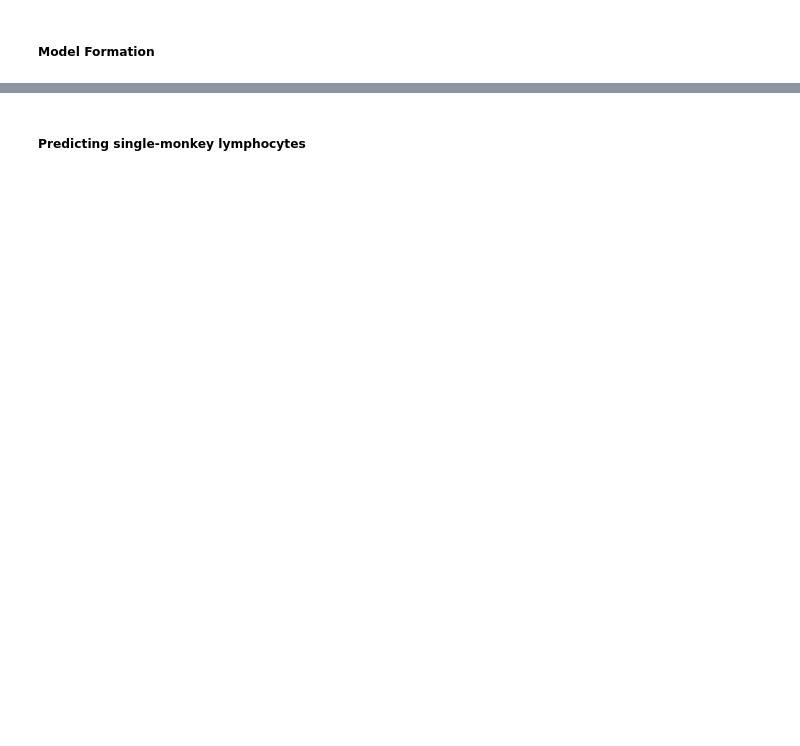
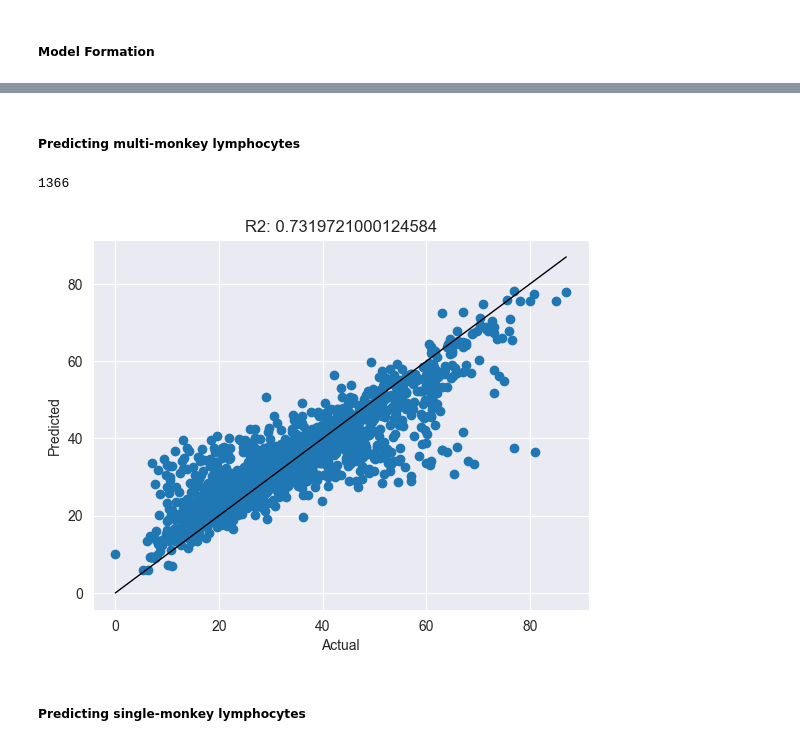
Before and after one commit to aidan-lew/monkey_health, a Jupyter notebook: B_monkeys.ipynb, the cells around one changed output, grey strips where cells are left out. Saved outputs shown, nothing was run; the diff lists cells and outputs as text; code cells hidden in the pictures; blank space fills up the shorter version.

```diff
--- a/B_monkeys.ipynb
+++ b/B_monkeys.ipynb
@@ -1082,0 +1076,8 @@ plt.show()
+# %%
+### Make the reduced df
+
+#make a parent df
+minbio_monkey_df.copy()
+mrad_reg_df = minbio_monkey_df[['ID', 'IRRAD', 'SEX', 'DAYS_SINCE_IRRAD', 'MONTHS_SINCE_IRRAD', 'MONTHS AT IRRAD',
+       'DOSE_(Gy)', 'AGE', 'LYMPHOCYTES_(%)']]
+mrad_reg_df.tail(2)
@@ -1087,2 +1168,39 @@ plt.show()
+# %% [markdown]
+##### Predicting multi-monkey lymphocytes
+# %%
+### Predicting the single monkey lymphocyte levels using the mult monkey model
+## 1000 iteration, 0.5 learning rate
+
+mrad_reg_a = model12.predict(mrad_reg_X_validation)
+print(len(mrad_reg_a),
+     )
+mrad_reg_a_df = pd.DataFrame(mrad_reg_a)
+
+
+# Plot the predictions vs. actual with the R2 score
+fig, ax = plt.subplots()
+ax.scatter(mrad_reg_y_validation, mrad_reg_a_df)
+
+
+ax.plot([mrad_reg_y.min(), mrad_reg_y.max()], [mrad_reg_y.min(), mrad_reg_y.max()],
+        'k-',
+        linewidth=1,
+        markersize=120
+)
+
+ax.set_xlabel('Actual')
+ax.set_ylabel('Predicted')
+#regression line
+#single_y_validation, single_a_df = single_y_validation.reshape(-1,1), single_a_df.reshape(-1,1)
+#ax.plot(single_y_validation, LinearRegression().fit(single_y_validation, single_a_df).predict(single_y_validation))
+
+
+
+ax.set_title('R2: ' + str(r2_score(mrad_reg_y_validation, mrad_reg_a_df)))
+
+plt.show()
+# %% [output]
+1366
+[figure, added]
 # %% [markdown]
 ##### Predicting single-monkey lymphocytes
```
Also changed, not shown: parts of 14 cells of this notebook.
